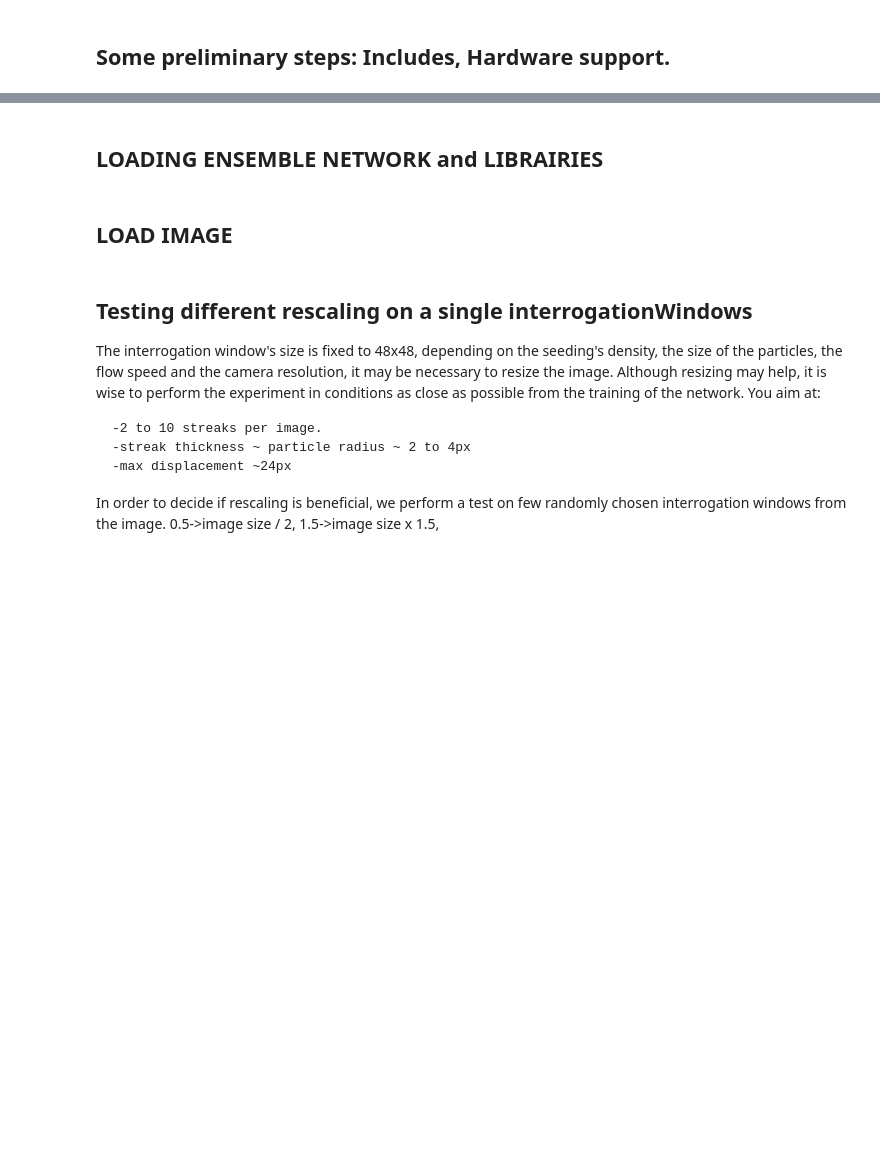
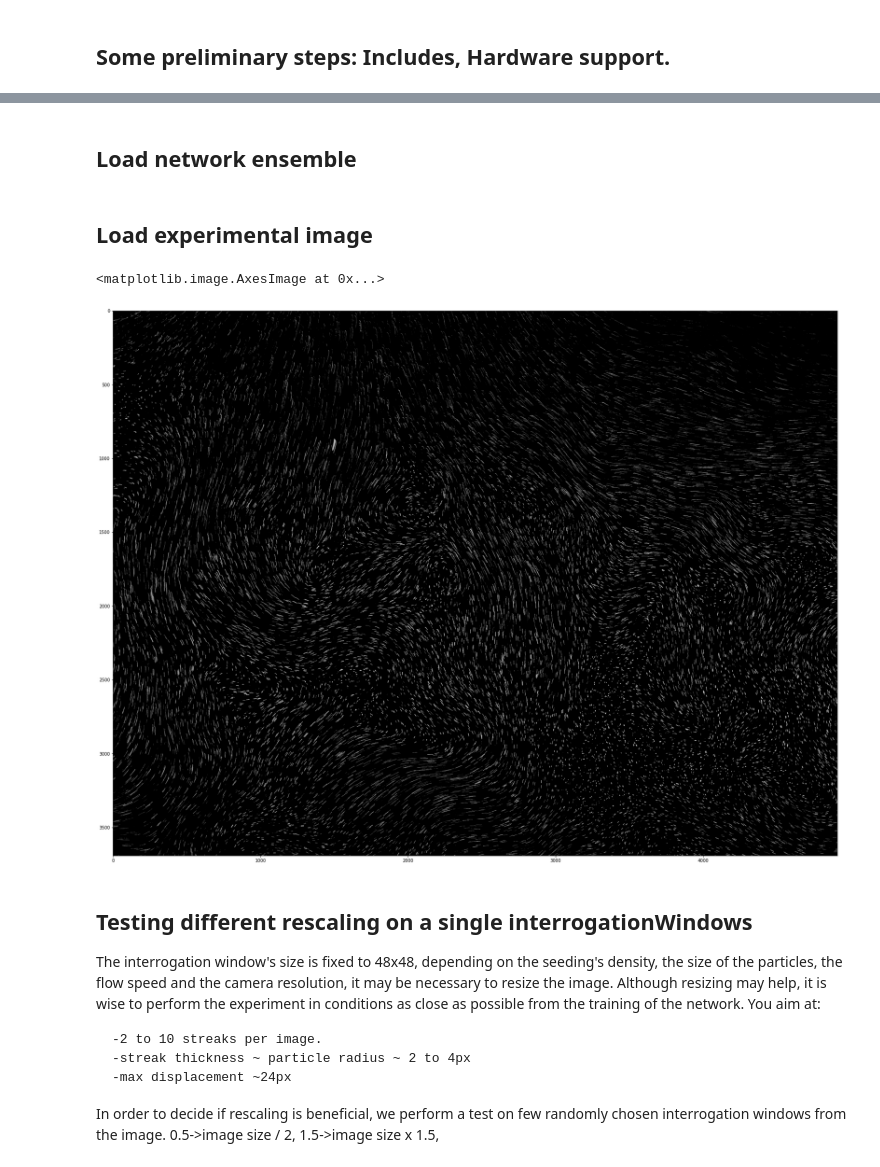
Before and after one commit to agrayver/streakcnn, a Jupyter notebook: apply_CNN_to_experiment_image_pytorch.ipynb, the cells around one changed output, grey strips where cells are left out. Cells and saved outputs as stored; diff of their text form; code cells hidden in the pictures; blank space fills up the shorter version.

Commit message:
Refactor apply notebook

```diff
--- a/apply_CNN_to_experiment_image_pytorch.ipynb
+++ b/apply_CNN_to_experiment_image_pytorch.ipynb
@@ -13,5 +11,5 @@ cpu
-# %% [markdown]
-## LOADING ENSEMBLE NETWORK and LIBRAIRIES
+# %% [markdown]
+## Load network ensemble
 # %%
 from CNN_architectures import StreaksCNN
 
@@ -46,27 +44,28 @@ scaler.scale_ = scale
 CNN_width=windowSize
 CNN_height=windowSize
 overlap=24
-# %% [markdown]
-## LOAD IMAGE
+# %% [markdown]
+## Load experimental image
 # %%
-#Real picture analysis
 imageFile='data/Test_image_experiment.jpg'
 image=Image.open(imageFile).convert('L')
 
-
-#The background needs to be removed. We use here a threshold value below
-#which all points are set to black.
+# The background needs to be removed due to CCD matrix jitter.
+# We use here a threshold value below which all points are set to black.
 
 threshold = 50
 data = np.array(image.getdata())
-data[data <threshold] = 0
+data[data < threshold] = 0
 image.putdata(data)
 
-
-#After Thresholding we apply a Gaussian Filter.
+# After Thresholding we apply a Gaussian Filter to avoid abrupt
 im = image.filter(ImageFilter.GaussianBlur(radius = 1))
 
-im.show()
+figure(figsize=(30,30))
+imshow(im, cmap='gray',vmin=0,vmax=255)
+# %% [output]
+<matplotlib.image.AxesImage at 0x...>
+[figure, added]
 # %% [markdown]
 ## Testing different rescaling on a single interrogationWindows
 The interrogation window's size is fixed to 48x48, depending on the seeding's density, the size of the particles, the flow speed and the camera resolution, it may be necessary to resize the image. Although resizing may help, it is wise to perform the experiment in conditions as close as possible from the training of the network. You aim at:
```
Also changed, not shown: parts of 7 cells of this notebook.
